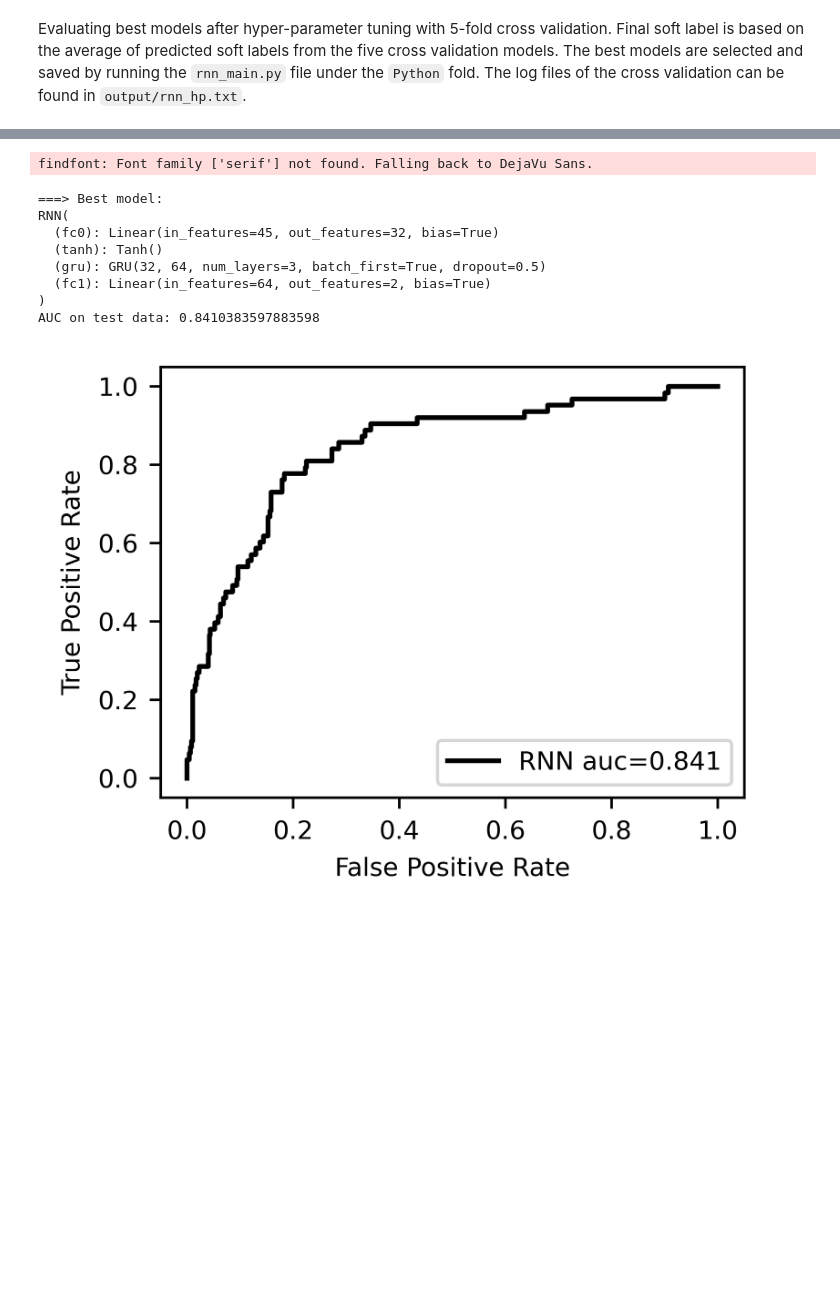
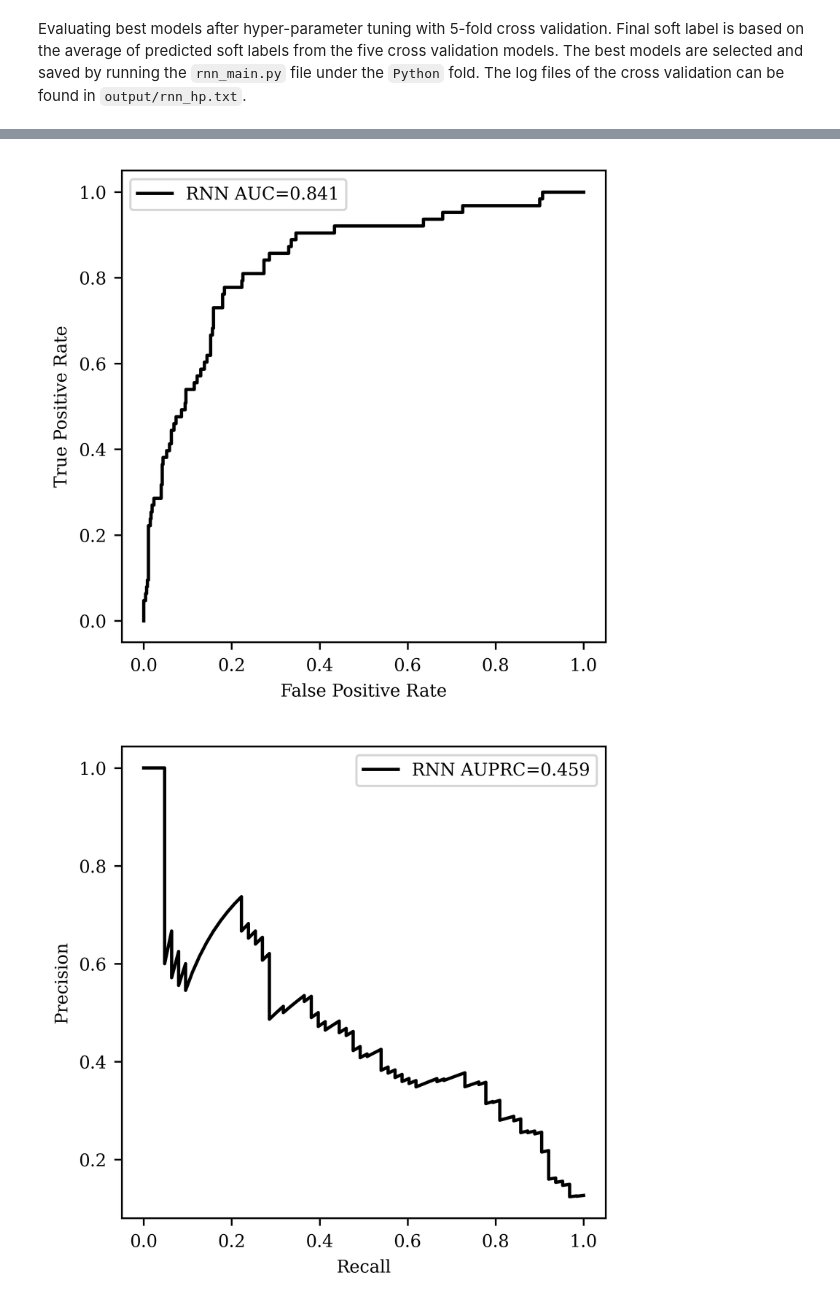
Before and after one commit to kewellcjj/sepsis-detection, a Jupyter notebook: RNN_evalutation.ipynb, the cells around one changed output, grey strips where cells are left out. Cells and saved outputs as stored; diff of their text form; code cells hidden in the pictures; blank space fills up the shorter version.

```diff
--- a/RNN_evalutation.ipynb
+++ b/RNN_evalutation.ipynb
@@ -8,12 +8,11 @@ import torch.nn as nn
 from torch.utils.data import DataLoader
 import pandas as pd
 import numpy as np
-from sklearn.model_selection import StratifiedKFold
-from sklearn import metrics
 from sklearn.metrics import roc_auc_score
 from Python.model_data import model_data
 from Python.rnn_data import VisitSequenceWithLabelDataset, seq_collate_fn
 import matplotlib.pyplot as plt
+from Python.utils import classification_metrics, plot_roc, plot_prc
 
 BATCH_SIZE = 32
 USE_CUDA = True
@@ -24,7 +23,6 @@ device = torch.device("cuda" if torch.cuda.is_available() and USE_CUDA else "cpu
 print('===> Loading datasets')
 
 static_train, static_test, seq_train, seq_test = model_data("RNN", "Data", test_size=.1)
-skf = StratifiedKFold(n_splits=5, random_state=42, shuffle=True)
 
 print('===> Evaluate test data')
 y_test = static_test[['label']]
@@ -43,10 +41,7 @@ for fold in range(5):
     with torch.no_grad():
         for i, (input, target) in enumerate(test_loader):
 
-            if isinstance(input, tuple):
-                input = tuple([e.to(device) if type(e) == torch.Tensor else e for e in input])
-            else:
-                input = input.to(device)
+            input = tuple([e.to(device) if type(e) == torch.Tensor else e for e in input])
             target = target.to(device)
 
             output = model(input)
@@ -60,20 +55,11 @@ for fold in range(5):
 
 print('===> Best model:')
 print(model)
-print(f"AUC on test data: {roc_auc_score(y_true, y_pred_cv.mean(1))}")
 
-pickle.dump((y_true, y_pred_cv.mean(1)), open("output/rnn_roc.pkl", "wb"))
-
-y_true, y_pred = pickle.load(open("output/rnn_roc.pkl", "rb"))
-fpr, tpr, thresholds = metrics.roc_curve(y_true, y_pred)
-roc_auc = metrics.auc(fpr, tpr)
-
-with plt.style.context('ieee'):
-    plt.plot(fpr,tpr,label=f"RNN auc={roc_auc:.3f}")
-    plt.xlabel("False Positive Rate")
-    plt.ylabel("True Positive Rate")
-    plt.legend(loc=0)
-    plt.show()
+y_pred = y_pred_cv.mean(1)
+classification_metrics("RNN", y_true, y_pred)
+plot_roc(figname="output/RNN_roc.png", RNN="output/RNN_roc.csv")
+plot_prc(figname="output/RNN_prc.png", RNN="output/RNN_prc.csv")
 # %% [output]
 ===> Loading datasets
 Train/Test data size: 4885/543
@@ -81,10 +83,2 @@ Train/Test data size: 4885/543
-findfont: Font family ['serif'] not found. Falling back to DejaVu Sans.
-===> Best model:
-RNN(
-  (fc0): Linear(in_features=45, out_features=32, bias=True)
-  (tanh): Tanh()
-  (gru): GRU(32, 64, num_layers=3, batch_first=True, dropout=0.5)
-  (fc1): Linear(in_features=64, out_features=2, bias=True)
-)
-AUC on test data: 0.8410383597883598
-[figure, old version]
+[figure, new version]
+[figure, added]
```
Also changed, not shown: parts of 12 cells of this notebook, 1 other file.
